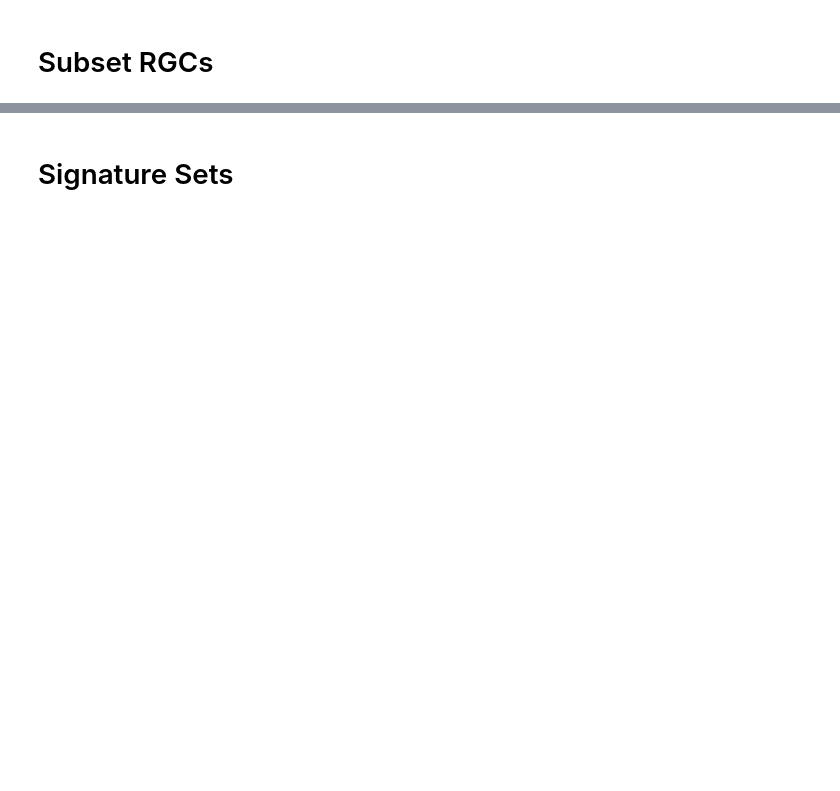
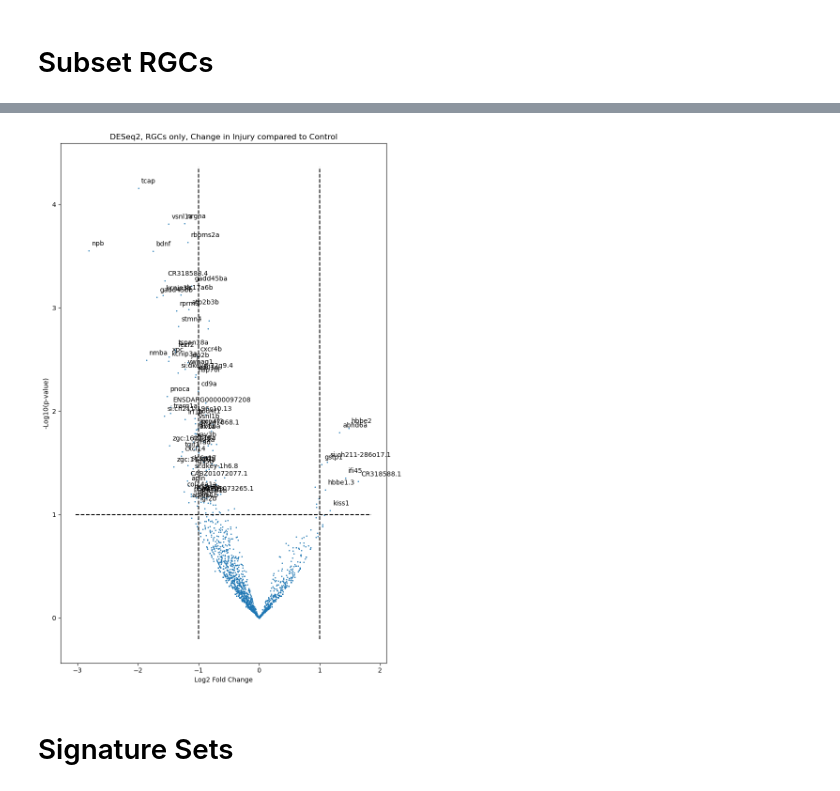
Before and after one commit to bbrener1/ceisel_mumm, a Jupyter notebook: deseq.ipynb, the cells around one changed output, grey strips where cells are left out. Saved outputs shown, nothing was run; the diff lists cells and outputs as text; code cells hidden in the pictures; blank space fills up the shorter version.

```diff
--- a/deseq.ipynb
+++ b/deseq.ipynb
@@ -135,33 +295,35 @@ genes_to_mark = (
 )
 # np.abs(ds_sub.LFC['exp_condition[T.Mtz]'])
 # %%
-plt.figure(figsize=(10,10))
+plt.figure(figsize=(8,12))
 plt.title("DESeq2, RGCs only, Change in Injury compared to Control")
 
 x = ds_sub.LFC['exp_condition[T.Mtz]']
 y = -np.log10(ds_sub.p_values)
 # y = -np.log10(ds_sub.padj)
 plt.scatter(
     x,y,
     s=1,
 )
 ax = plt.gca()
 offset = 0.05
 for gene,x,y in zip(pseudobulk_subset.var_names[genes_to_mark],x[genes_to_mark],y[genes_to_mark]):
     ax.text(
         x + offset,y + offset,
         gene,fontsize=10)
 
 ylims = ax.get_ylim()
 xlims = ax.get_xlim()
 plt.plot([lfc_cutoff,lfc_cutoff],ylims,'k--')
 plt.plot([-lfc_cutoff,-lfc_cutoff],ylims,'k--')
 plt.plot(xlims,[pval_cutoff,pval_cutoff],'k--')
 
 plt.xlabel("Log2 Fold Change")
 plt.ylabel("-Log10(p-value)")
 plt.tight_layout()
 plt.show()
+# %% [output]
+[figure, added]
 # %% [markdown]
 # Signature Sets
 # %%
```
Also changed, not shown: parts of 18 cells of this notebook, 3 other files.
